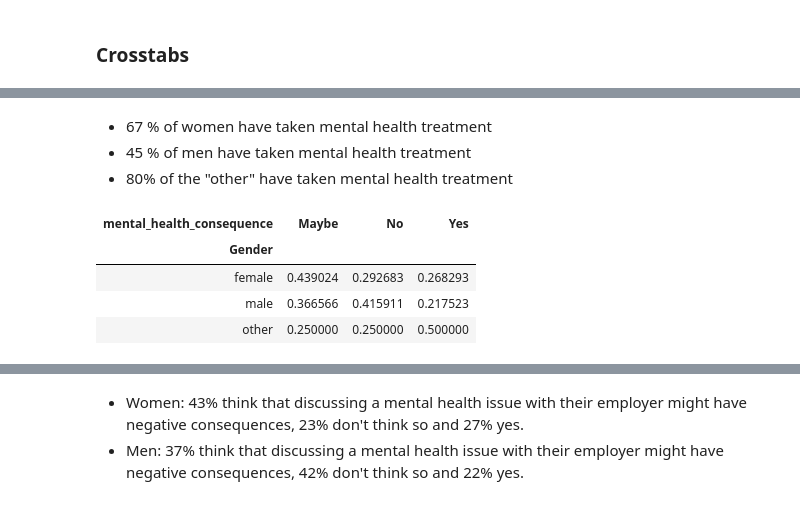
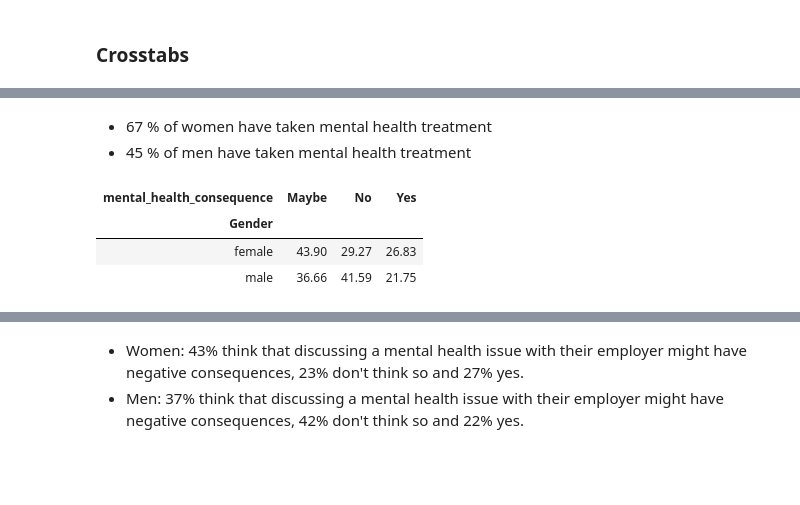
Before and after one commit to chriszapp/data-squad-32_EDA, a Jupyter notebook: Attitude towards mental health.ipynb, the cells around one changed output, grey strips where cells are left out. Saved outputs shown, nothing was run; the diff lists cells and outputs as text; code cells hidden in the pictures; blank space fills up the shorter version.

```diff
--- a/Attitude towards mental health.ipynb
+++ b/Attitude towards mental health.ipynb
@@ -98,4 +97,5 @@ Unbalanced population between men and women - use relative number
 gender_att = tech[['Gender', 'treatment', 'mental_health_consequence', 'coworkers',
                   'supervisor', 'mental_health_interview', 'mental_vs_physical']]
 
-gender_att
+# drop others
+gender_att = gender_att.loc[gender_att['Gender'] != 'other']
@@ -132,14 +124,13 @@ crosstab_treatment
 # %% [markdown]
 - 67 % of women have taken mental health treatment
 - 45 % of men have taken mental health treatment
-- 80% of the "other" have taken mental health treatment
 # %%
 # Gender and mental_health_consequence - Do you think that discussing a mental health issue with your employer would have negative consequences?
-crosstab_mental_health_consequence = pd.crosstab(index=gender_att["Gender"], columns=gender_att['mental_health_consequence'], normalize='index')
+crosstab_mental_health_consequence = pd.crosstab(index=gender_att["Gender"], columns=gender_att['mental_health_consequence'], normalize='index')\
+    .round(4)*100
 crosstab_mental_health_consequence
 # %% [output]
 | mental_health_consequence | Maybe | No | Yes |
 | Gender |  |  |  |
-| female | 0.439024 | 0.292683 | 0.268293 |
-| male | 0.366566 | 0.415911 | 0.217523 |
-| other | 0.250000 | 0.250000 | 0.500000 |
+| female | 43.90 | 29.27 | 26.83 |
+| male | 36.66 | 41.59 | 21.75 |
```
Also changed, not shown: parts of 17 cells of this notebook.
